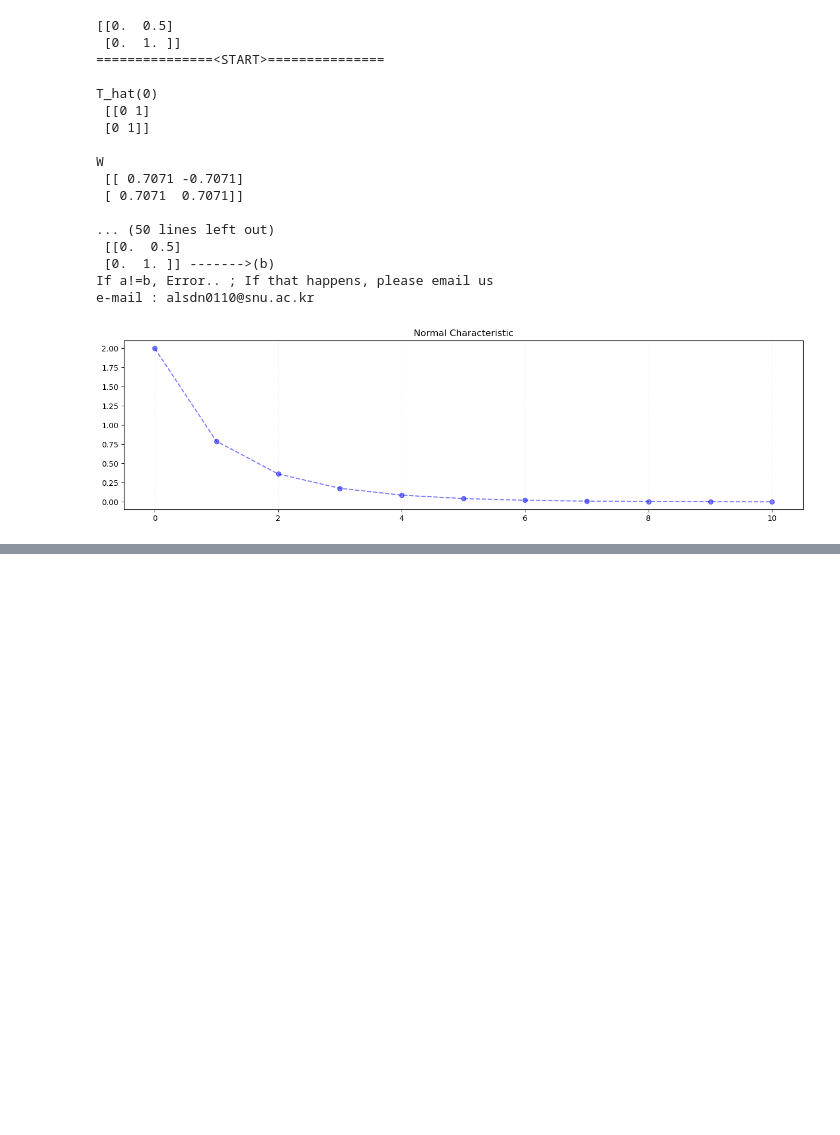
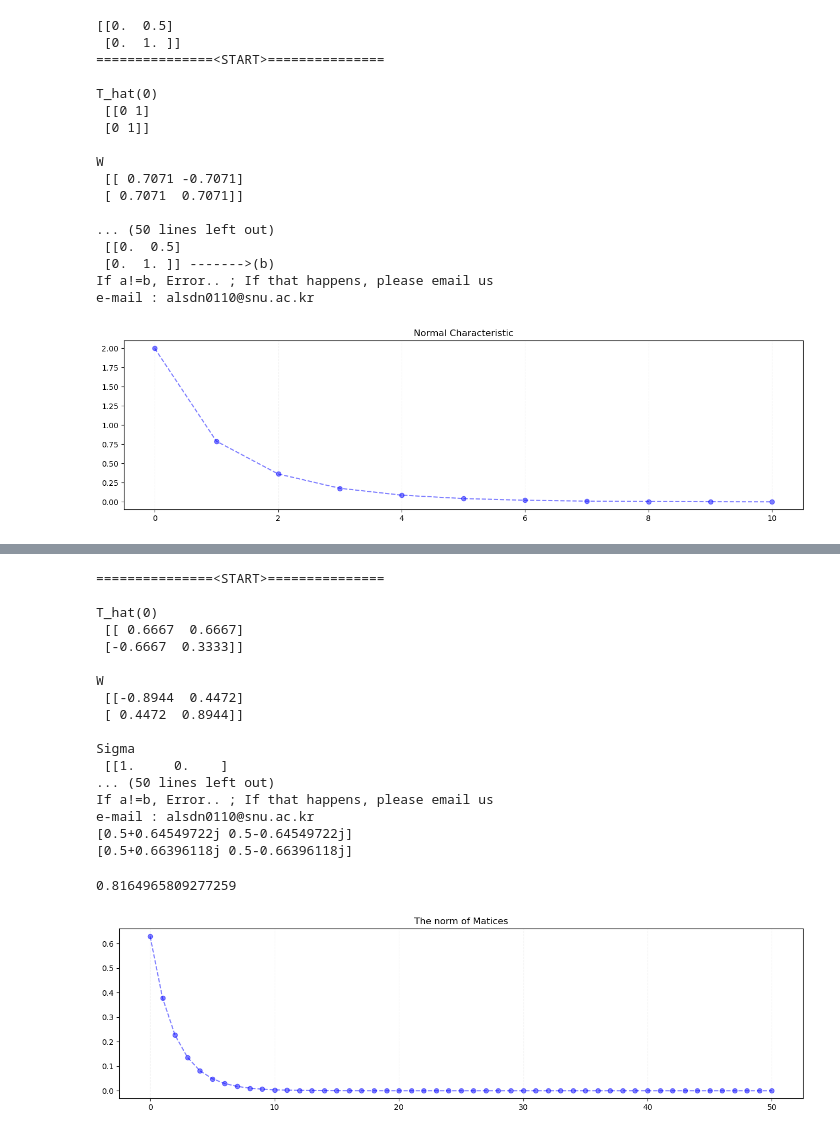
Before and after one commit to MinwooPark96/Computation-Mean-Transform-Convergence, a Jupyter notebook: paper_example.ipynb, the cells around one changed output, grey strips where cells are left out. Drawn from its saved outputs; the diff is of its cells as text; code cells hidden in the pictures; blank space fills up the shorter version.

```diff
--- a/paper_example.ipynb
+++ b/paper_example.ipynb
@@ -393,0 +464,33 @@ e-mail : alsdn0110@snu.ac.kr
+# %%
+T = np.matrix([1,2,-2/3,1/3]).reshape(2, 2)
+Transformer = MeanTrans()
+Transformer.transform(T, 50)
+
+Transformer.normal_calculator()
+Transformer.normal_plot()
+Transformer.process(1)
+
+T_2 = Transformer[2]
+print(np.linalg.eig(T)[0])
+print(np.linalg.eig(T_2)[0])
+abs(np.linalg.eig(T)[0][0])
+# %% [output]
+===============<START>===============
+
+T_hat(0)
+ [[ 0.6667  0.6667]
+ [-0.6667  0.3333]]
+
+W
+ [[-0.8944  0.4472]
+ [ 0.4472  0.8944]]
+
+Sigma
+ [[1.     0.    ]
+... (50 lines left out)
+If a!=b, Error.. ; If that happens, please email us
+e-mail : alsdn0110@snu.ac.kr
+[0.5+0.64549722j 0.5-0.64549722j]
+[0.5+0.66396118j 0.5-0.66396118j]
+0.8164965809277259
+[figure, added]
```
Also changed, not shown: parts of 16 cells of this notebook.
